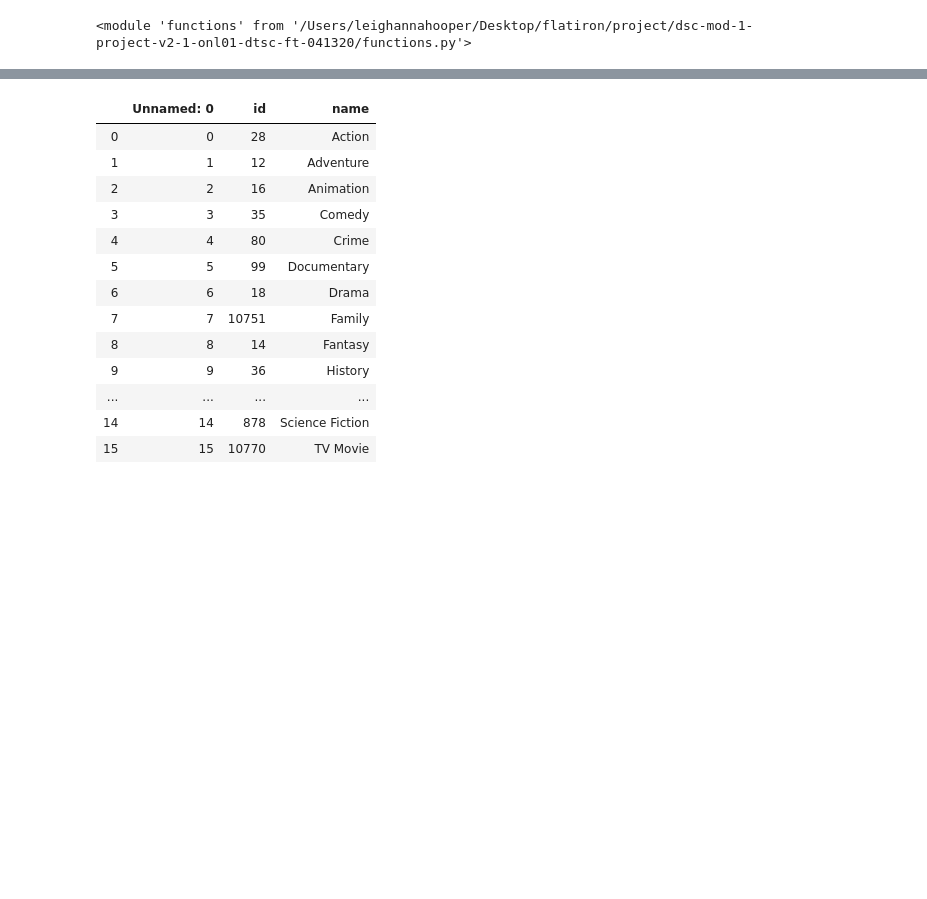
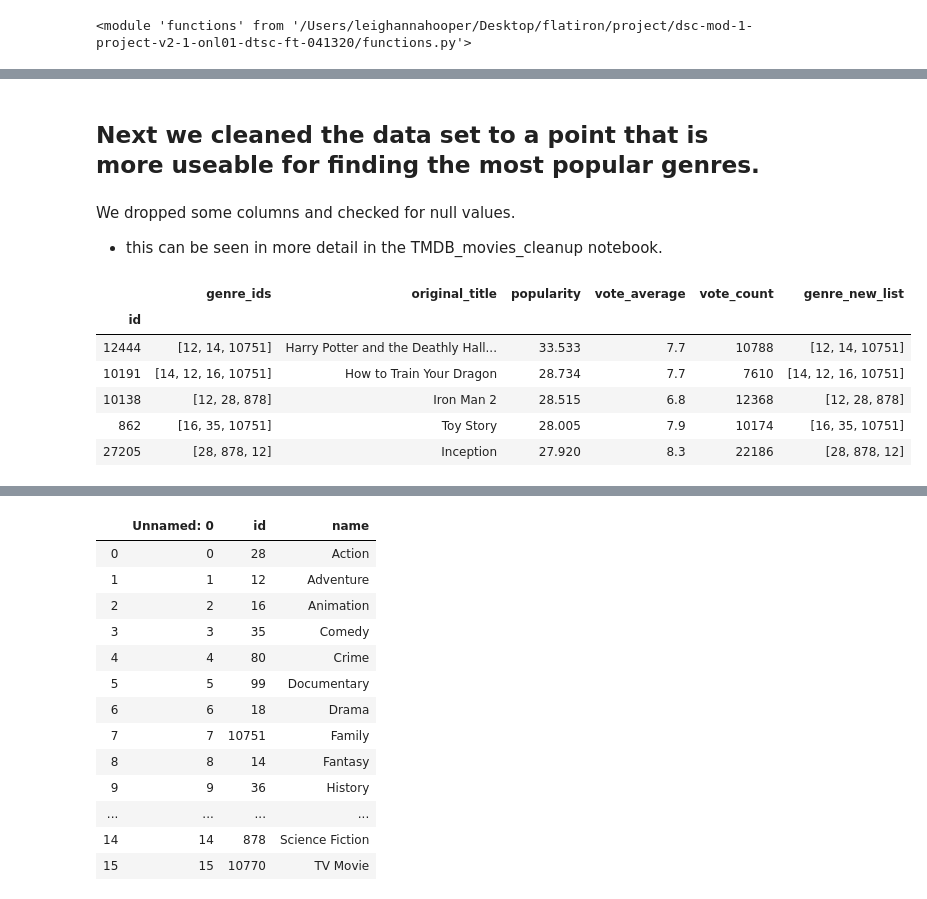
Before and after one commit to leighannajo/Microsoft-Movie-Studio---Mod-1-Project, a Jupyter notebook: Genre and Popularity Plotting.ipynb, the cells around one changed output, grey strips where cells are left out. Cells and saved outputs as stored; diff of their text form; code cells hidden in the pictures; blank space fills up the shorter version.

```diff
--- a/Genre and Popularity Plotting.ipynb
+++ b/Genre and Popularity Plotting.ipynb
@@ -21,0 +49,15 @@ df_genres = pd.read_csv("genreIds")
+# %% [markdown]
+## Next we cleaned the data set to a point that is more useable for finding the most popular genres.
+# %% [markdown]
+We dropped some columns and checked for null values.
+- this can be seen in more detail in the TMDB_movies_cleanup notebook.
+# %%
+df_tm_movies.head()
+# %% [output]
+|  | genre_ids | original_title | popularity | vote_average | vote_count | genre_new_list |
+| id |  |  |  |  |  |  |
+| 12444 | [12, 14, 10751] | Harry Potter and the Deathly Hall... | 33.533 | 7.7 | 10788 | [12, 14, 10751] |
+| 10191 | [14, 12, 16, 10751] | How to Train Your Dragon | 28.734 | 7.7 | 7610 | [14, 12, 16, 10751] |
+| 10138 | [12, 28, 878] | Iron Man 2 | 28.515 | 6.8 | 12368 | [12, 28, 878] |
+| 862 | [16, 35, 10751] | Toy Story | 28.005 | 7.9 | 10174 | [16, 35, 10751] |
+| 27205 | [28, 878, 12] | Inception | 27.920 | 8.3 | 22186 | [28, 878, 12] |
```
Also changed, not shown: parts of 44 cells of this notebook, 1 other file.
